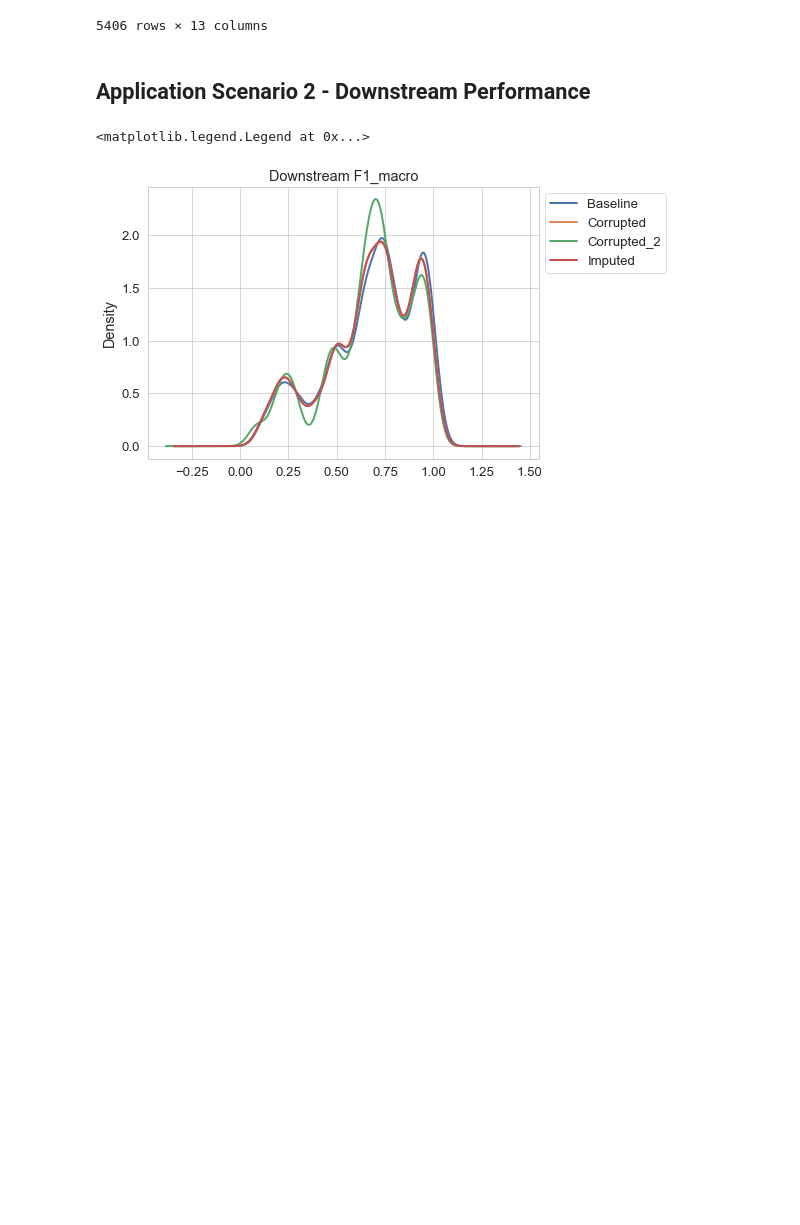
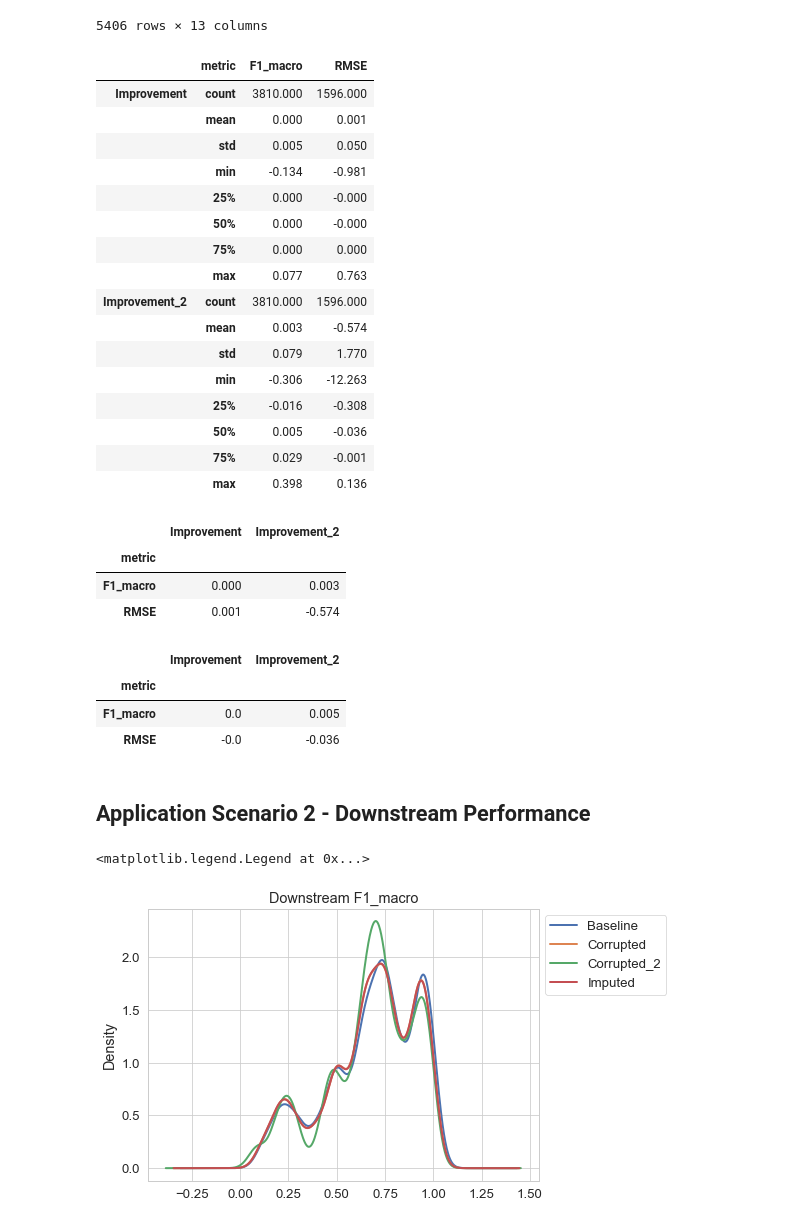
Before and after one commit to se-jaeger/data-imputation-paper, a Jupyter notebook: notebooks/results_downstream_fully_obs.ipynb, the cells around one changed output. Saved outputs shown, nothing was run; the diff lists cells and outputs as text; code cells hidden in the pictures; blank space fills up the shorter version.

```diff
--- a/notebooks/results_downstream_fully_obs.ipynb
+++ b/notebooks/results_downstream_fully_obs.ipynb
@@ -211,6 +211,40 @@ downstream_results
 | 5404 | KNNImputer | 1220 | MAR | 0.10 | keyword_id | downstream_performance_mean | F1_macro | 0.476541 | 0.477082 | ... |
 | 5405 | VAEImputer_noise | 1220 | MAR | 0.10 | keyword_id | downstream_performance_mean | F1_macro | 0.476541 | 0.476034 | ... |
 5406 rows × 13 columns
+# %%
+downstream_results.groupby("metric")["Improvement", "Improvement_2"].describe().round(3).transpose()
+# %% [output]
+|  | metric | F1_macro | RMSE |
+| Improvement | count | 3810.000 | 1596.000 |
+|  | mean | 0.000 | 0.001 |
+|  | std | 0.005 | 0.050 |
+|  | min | -0.134 | -0.981 |
+|  | 25% | 0.000 | -0.000 |
+|  | 50% | 0.000 | -0.000 |
+|  | 75% | 0.000 | 0.000 |
+|  | max | 0.077 | 0.763 |
+| Improvement_2 | count | 3810.000 | 1596.000 |
+|  | mean | 0.003 | -0.574 |
+|  | std | 0.079 | 1.770 |
+|  | min | -0.306 | -12.263 |
+|  | 25% | -0.016 | -0.308 |
+|  | 50% | 0.005 | -0.036 |
+|  | 75% | 0.029 | -0.001 |
+|  | max | 0.398 | 0.136 |
+# %%
+downstream_results.groupby("metric")["Improvement", "Improvement_2"].mean().round(3)
+# %% [output]
+|  | Improvement | Improvement_2 |
+| metric |  |  |
+| F1_macro | 0.000 | 0.003 |
+| RMSE | 0.001 | -0.574 |
+# %%
+downstream_results.groupby("metric")["Improvement", "Improvement_2"].median().round(3)
+# %% [output]
+|  | Improvement | Improvement_2 |
+| metric |  |  |
+| F1_macro | 0.0 | 0.005 |
+| RMSE | -0.0 | -0.036 |
 # %% [markdown]
 ## Application Scenario 2 - Downstream Performance
 # %%
```
Also changed, not shown: parts of 10 cells of this notebook, 1 other file.
